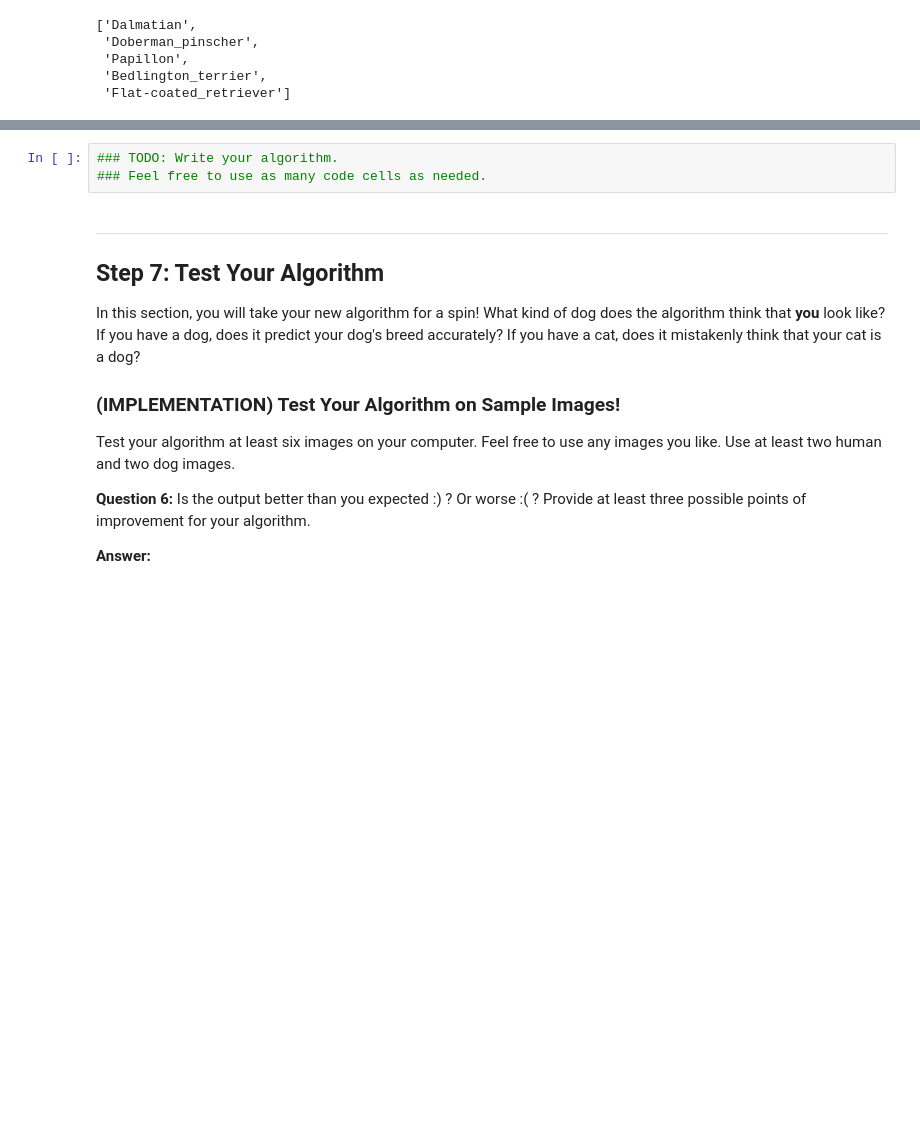
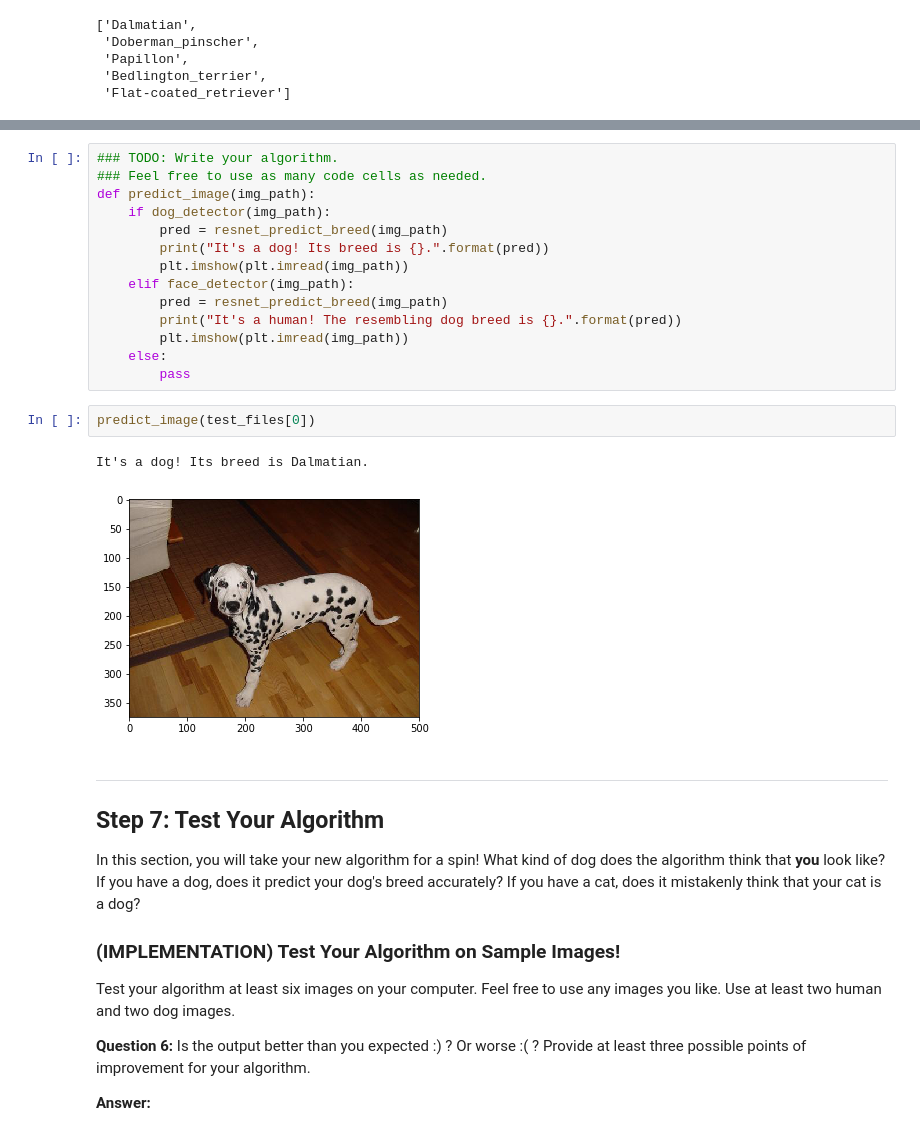
Before and after one commit to danieljl/aind-dog-project, a Jupyter notebook: dog_app.ipynb, the cells around one changed output, grey strips where cells are left out. Cells and saved outputs as stored; diff of their text form; blank space fills up the shorter version.

Commit message:
Implement "Step 6: Write your Algorithm"

```diff
--- a/dog_app.ipynb
+++ b/dog_app.ipynb
@@ -779,9 +779,25 @@ Some sample output for our algorithm is provided below, but feel free to design
 
 
 ### (IMPLEMENTATION) Write your Algorithm
-# %%
-### TODO: Write your algorithm.
-### Feel free to use as many code cells as needed.
+# %%
+### TODO: Write your algorithm.
+### Feel free to use as many code cells as needed.
+def predict_image(img_path):
+    if dog_detector(img_path):
+        pred = resnet_predict_breed(img_path)
+        print("It's a dog! Its breed is {}.".format(pred))
+        plt.imshow(plt.imread(img_path))
+    elif face_detector(img_path):
+        pred = resnet_predict_breed(img_path)
+        print("It's a human! The resembling dog breed is {}.".format(pred))
+        plt.imshow(plt.imread(img_path))
+    else:
+        pass
+# %%
+predict_image(test_files[0])
+# %% [output]
+It's a dog! Its breed is Dalmatian.
+[figure, added]
 # %% [markdown]
 ---
 <a id='step7'></a>
```
